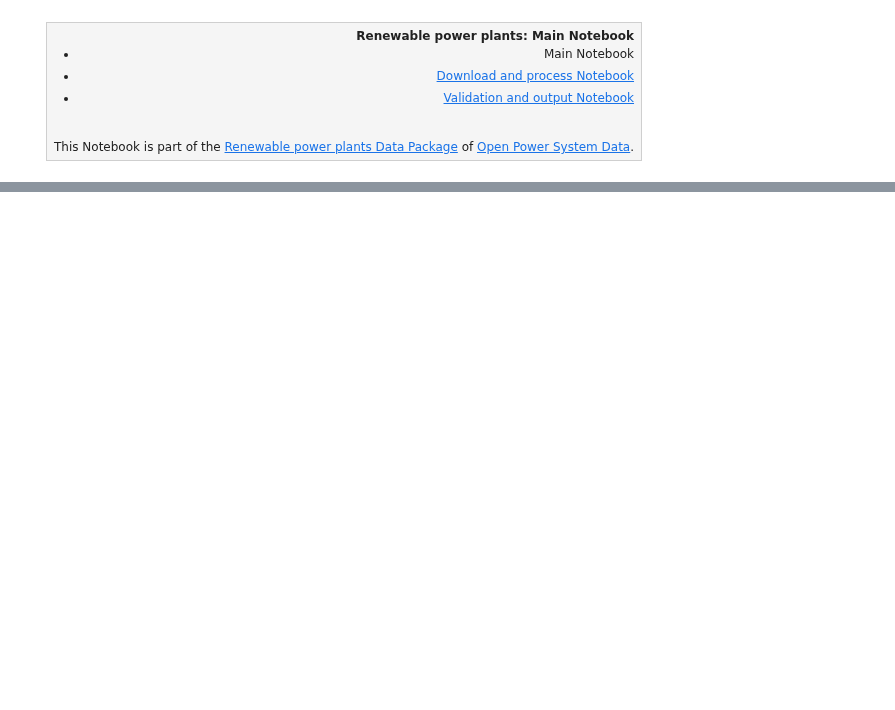
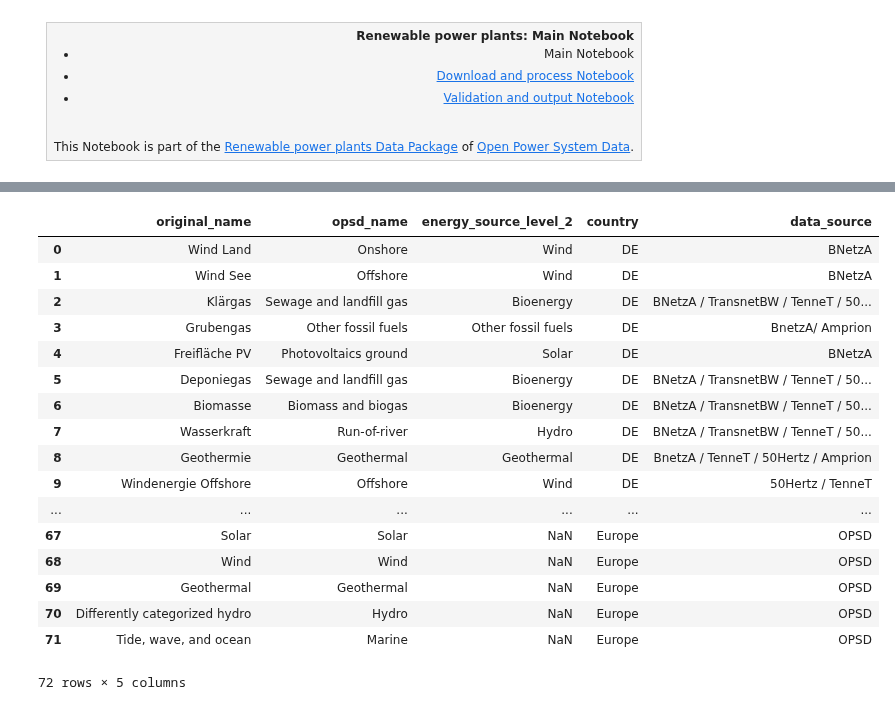
Before and after one commit to Open-Power-System-Data/renewable_power_plants, a Jupyter notebook: main.ipynb, the cells around one changed output, grey strips where cells are left out. Saved outputs shown, nothing was run; the diff lists cells and outputs as text; code cells hidden in the pictures; blank space fills up the shorter version.

```diff
--- a/main.ipynb
+++ b/main.ipynb
@@ -1238,0 +103,22 @@ This Jupyter Notebook as well as all other documents in this repository is publi
+# %%
+import pandas as pd
+pd.read_csv('input/value_translation_list.csv')
+# %% [output]
+|  | original_name | opsd_name | energy_source_level_2 | country | data_source |
+| 0 | Wind Land | Onshore | Wind | DE | BNetzA |
+| 1 | Wind See | Offshore | Wind | DE | BNetzA |
+| 2 | Klärgas | Sewage and landfill gas | Bioenergy | DE | BNetzA / TransnetBW / TenneT / 50... |
+| 3 | Grubengas | Other fossil fuels | Other fossil fuels | DE | BnetzA/ Amprion |
+| 4 | Freifläche PV | Photovoltaics ground | Solar | DE | BNetzA |
+| 5 | Deponiegas | Sewage and landfill gas | Bioenergy | DE | BNetzA / TransnetBW / TenneT / 50... |
+| 6 | Biomasse | Biomass and biogas | Bioenergy | DE | BNetzA / TransnetBW / TenneT / 50... |
+| 7 | Wasserkraft | Run-of-river | Hydro | DE | BNetzA / TransnetBW / TenneT / 50... |
+| 8 | Geothermie | Geothermal | Geothermal | DE | BnetzA / TenneT / 50Hertz / Amprion |
+| 9 | Windenergie Offshore | Offshore | Wind | DE | 50Hertz / TenneT |
+| ... | ... | ... | ... | ... | ... |
+| 67 | Solar | Solar | NaN | Europe | OPSD |
+| 68 | Wind | Wind | NaN | Europe | OPSD |
+| 69 | Geothermal | Geothermal | NaN | Europe | OPSD |
+| 70 | Differently categorized hydro | Hydro | NaN | Europe | OPSD |
+| 71 | Tide, wave, and ocean | Marine | NaN | Europe | OPSD |
+72 rows × 5 columns
```
Also changed, not shown: parts of 6 cells of this notebook.
